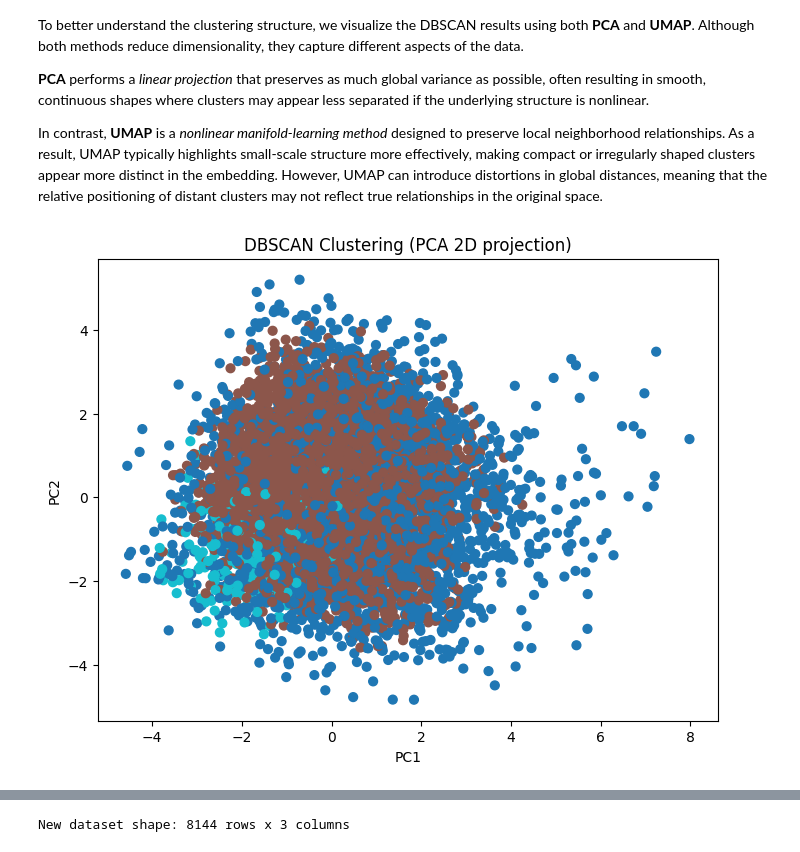
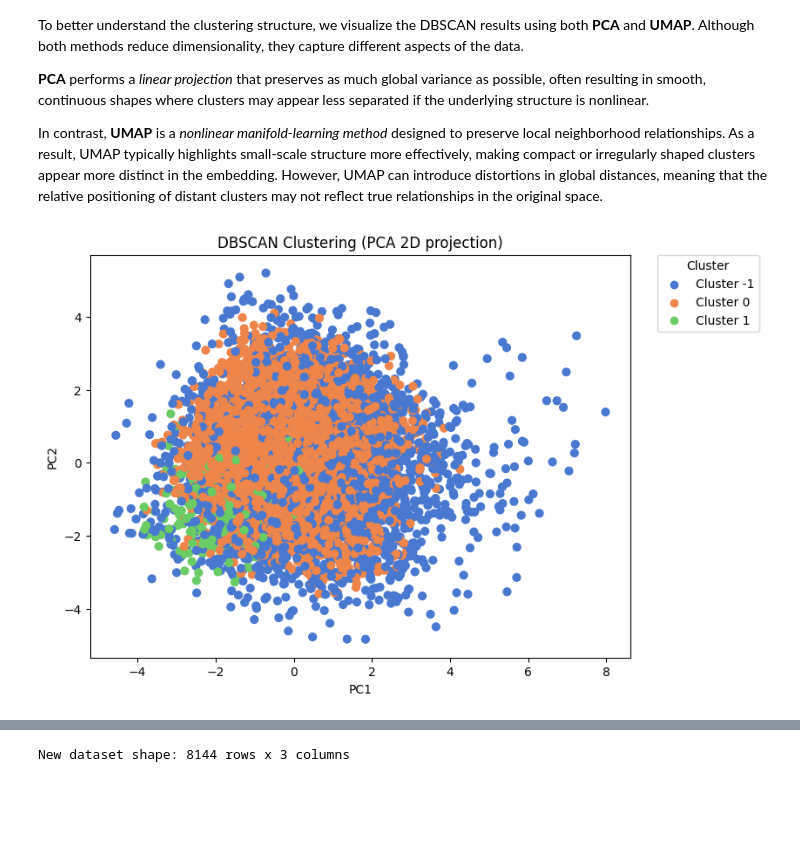
Before and after one commit to DGabri/data_mining_unipi, a Jupyter notebook: task_2/density_based_clustering.ipynb, the cells around one changed output, grey strips where cells are left out. Saved outputs shown, nothing was run; the diff lists cells and outputs as text; code cells hidden in the pictures; blank space fills up the shorter version.

```diff
--- a/task_2/density_based_clustering.ipynb
+++ b/task_2/density_based_clustering.ipynb
@@ -322,22 +324,40 @@ To better understand the clustering structure, we visualize the DBSCAN results u
 
 In contrast, **UMAP** is a _nonlinear manifold-learning method_ designed to preserve local neighborhood relationships. As a result, UMAP typically highlights small-scale structure more effectively, making compact or irregularly shaped clusters appear more distinct in the embedding. However, UMAP can introduce distortions in global distances, meaning that the relative positioning of distant clusters may not reflect true relationships in the original space.
 # %%
+unique_clusters = np.unique(clusters)
+
+# Cluster-color ditionary
+palette = sns.color_palette("muted", len(unique_clusters))
+color_map = {cl: palette[i] for i, cl in enumerate(unique_clusters)}
+
+colors = [color_map[c] for c in clusters]
+
 def PCA_visualization(X):
     pca = PCA(n_components=2)
     X_pca = pca.fit_transform(X)
 
     plt.figure(figsize=(8,6))
-    plt.scatter(X_pca[:,0], X_pca[:,1], c=clusters, cmap="tab10", s=40)
+    plt.scatter(X_pca[:,0], X_pca[:,1], c=colors, s=40)
+
+    for cl in unique_clusters:
+        plt.scatter([], [], color=color_map[cl], label=f"Cluster {cl}")
+
+    plt.legend(
+        title="Cluster",
+        bbox_to_anchor=(1.05, 1),
+        loc="upper left",
+        borderaxespad=0.
+    )
     plt.title("DBSCAN Clustering (PCA 2D projection)")
     plt.xlabel("PC1")
     plt.ylabel("PC2")
     plt.show()
 
     return
 
 PCA_visualization(X)
 # %% [output]
-[figure, old version]
+[figure, new version]
 # %%
 def UMAP_visualization(X):
     reducer = umap.UMAP(
```
Also changed, not shown: parts of 15 cells of this notebook.
